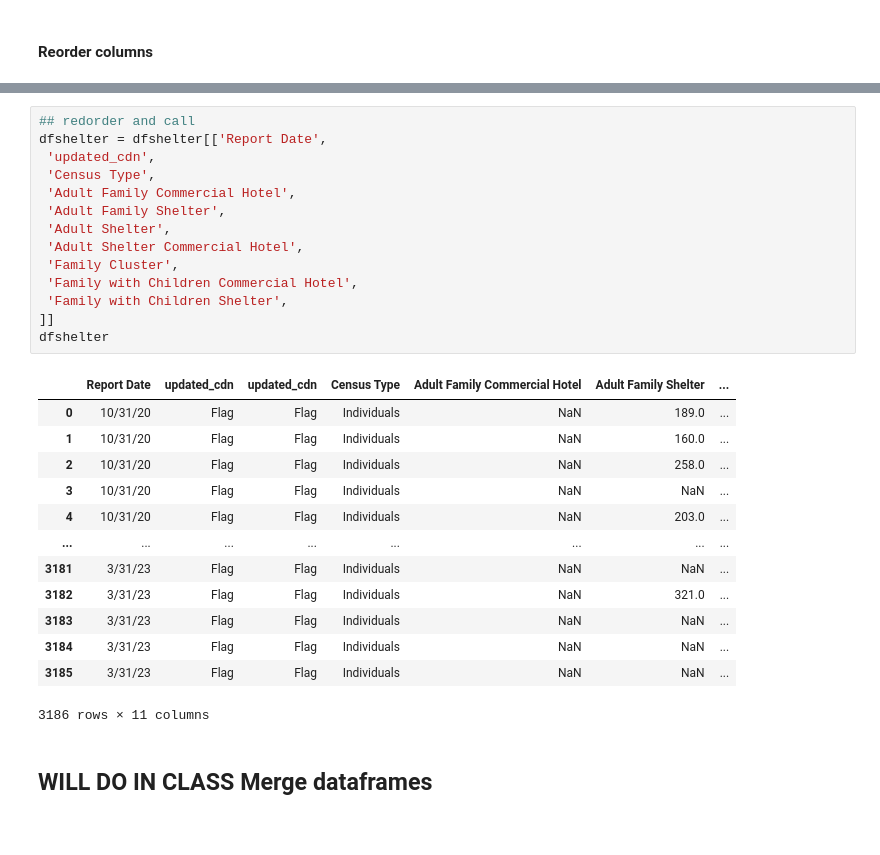
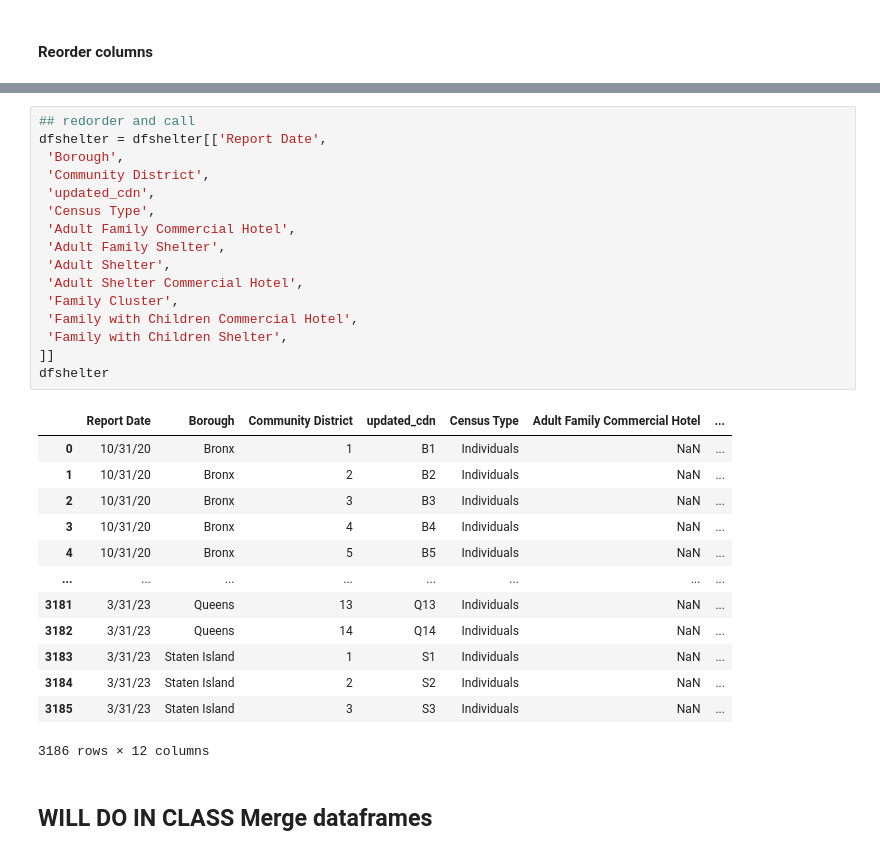
Before and after one commit to zhenjiazhang/2025-spring-sandeep-advanced-data-homework, a Jupyter notebook: wk11-conditional-function-merge-BLANK.ipynb, the cells around one changed output, grey strips where cells are left out. Cells and saved outputs as stored; diff of their text form.

```diff
--- a/wk11-conditional-function-merge-BLANK.ipynb
+++ b/wk11-conditional-function-merge-BLANK.ipynb
@@ -805,31 +761,33 @@ list(dfshelter.columns)
 # %%
 ## redorder and call
 dfshelter = dfshelter[['Report Date',
+ 'Borough',
+ 'Community District',
  'updated_cdn',
  'Census Type',
  'Adult Family Commercial Hotel',
  'Adult Family Shelter',
  'Adult Shelter',
  'Adult Shelter Commercial Hotel',
  'Family Cluster',
  'Family with Children Commercial Hotel',
  'Family with Children Shelter',
 ]]
 dfshelter
 # %% [output]
-|  | Report Date | updated_cdn | updated_cdn | Census Type | Adult Family Commercial Hotel | Adult Family Shelter | ... |
-| 0 | 10/31/20 | Flag | Flag | Individuals | NaN | 189.0 | ... |
-| 1 | 10/31/20 | Flag | Flag | Individuals | NaN | 160.0 | ... |
-| 2 | 10/31/20 | Flag | Flag | Individuals | NaN | 258.0 | ... |
-| 3 | 10/31/20 | Flag | Flag | Individuals | NaN | NaN | ... |
-| 4 | 10/31/20 | Flag | Flag | Individuals | NaN | 203.0 | ... |
+|  | Report Date | Borough | Community District | updated_cdn | Census Type | Adult Family Commercial Hotel | ... |
+| 0 | 10/31/20 | Bronx | 1 | B1 | Individuals | NaN | ... |
+| 1 | 10/31/20 | Bronx | 2 | B2 | Individuals | NaN | ... |
+| 2 | 10/31/20 | Bronx | 3 | B3 | Individuals | NaN | ... |
+| 3 | 10/31/20 | Bronx | 4 | B4 | Individuals | NaN | ... |
+| 4 | 10/31/20 | Bronx | 5 | B5 | Individuals | NaN | ... |
 | ... | ... | ... | ... | ... | ... | ... | ... |
-| 3181 | 3/31/23 | Flag | Flag | Individuals | NaN | NaN | ... |
-| 3182 | 3/31/23 | Flag | Flag | Individuals | NaN | 321.0 | ... |
-| 3183 | 3/31/23 | Flag | Flag | Individuals | NaN | NaN | ... |
-| 3184 | 3/31/23 | Flag | Flag | Individuals | NaN | NaN | ... |
-| 3185 | 3/31/23 | Flag | Flag | Individuals | NaN | NaN | ... |
+| 3181 | 3/31/23 | Queens | 13 | Q13 | Individuals | NaN | ... |
+| 3182 | 3/31/23 | Queens | 14 | Q14 | Individuals | NaN | ... |
+| 3183 | 3/31/23 | Staten Island | 1 | S1 | Individuals | NaN | ... |
+| 3184 | 3/31/23 | Staten Island | 2 | S2 | Individuals | NaN | ... |
+| 3185 | 3/31/23 | Staten Island | 3 | S3 | Individuals | NaN | ... |
-3186 rows × 11 columns
+3186 rows × 12 columns
 # %% [markdown]
 ## WILL DO IN CLASS Merge dataframes
 # %%
```
Also changed, not shown: parts of 23 cells of this notebook.
